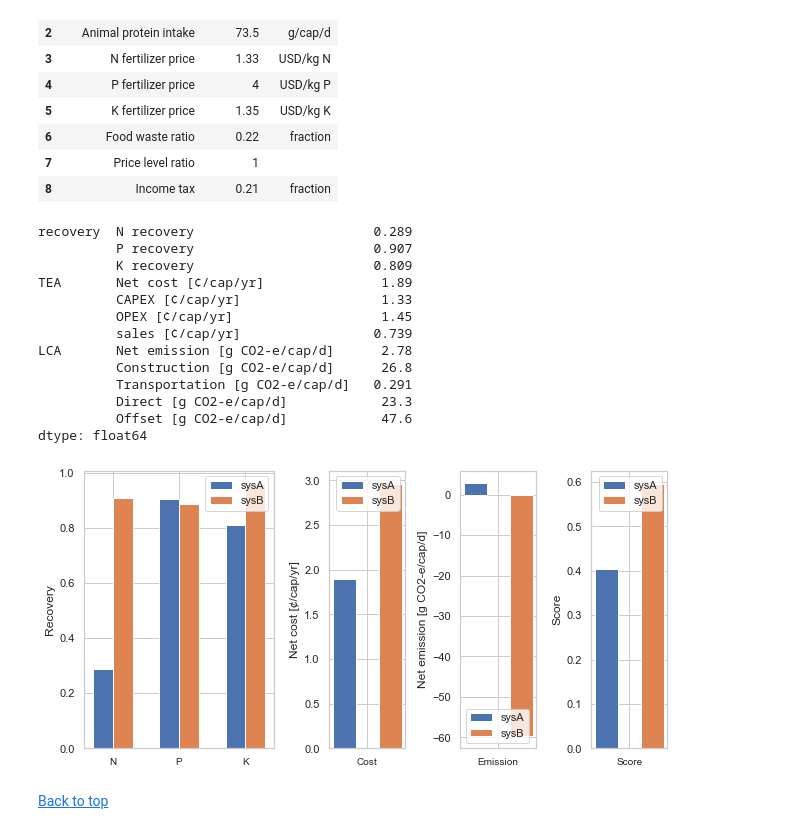
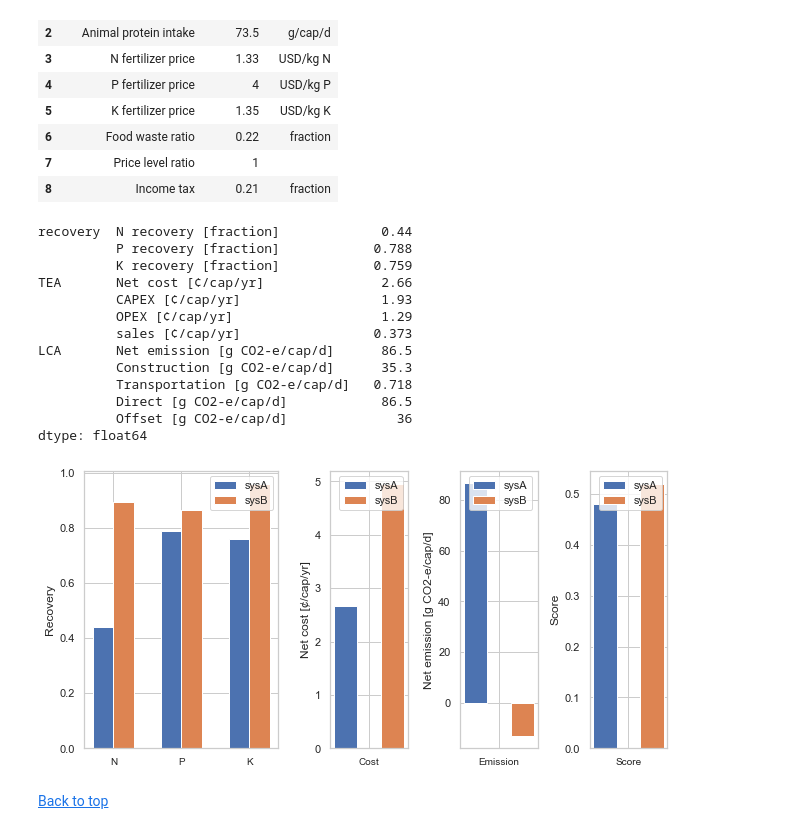
Before and after one commit to QSD-Group/QSDsan-workshop, a Jupyter notebook: Example_complete.ipynb, the cells around one changed output. Cells and saved outputs as stored; diff of their text form; code cells hidden in the pictures.

```diff
--- a/Example_complete.ipynb
+++ b/Example_complete.ipynb
@@ -185,6 +194,7 @@ WasteStream: mixed_waste from <PitLatrine: A2> to <Trucking: A3>
 ### 1.3. MCDA <a class="anchor" id="s1.3"></a>
 # %%
 # Assume we will make the decision based on TEA/LCA results
-from systems import mcda, run_mcda
-run_mcda(systems=(sysA, sysB), econ_weight=0.4, print_msg=True) # environmental criterion weight will be 1-0.4=0.6
+from systems import create_mcda, run_mcda
+mcda = create_mcda((sysA, sysB))
+run_mcda(mcda=mcda, econ_weight=0.4, print_msg=True) # environmental criterion weight will be 1-0.4=0.6
 # %% [output]
@@ -350,30 +360,33 @@ get_val_df('US')
 | 8 | Income tax | 0.21 | fraction |
 # %%
 # And here are the results with those country-specific parameters
+from models import create_model
 from country_specific import get_results
-results = get_results('US')
+modelA = create_model('A', country_specific=True)
+modelB = create_model('B', country_specific=True)
+results = get_results('US', models=(modelA, modelB))
 results['sysA']
 # %% [output]
-recovery  N recovery                       0.289
-          P recovery                       0.907
-          K recovery                       0.809
-TEA       Net cost [¢/cap/yr]               1.89
-          CAPEX [¢/cap/yr]                  1.33
-          OPEX [¢/cap/yr]                   1.45
-          sales [¢/cap/yr]                 0.739
-LCA       Net emission [g CO2-e/cap/d]      2.78
-          Construction [g CO2-e/cap/d]      26.8
-          Transportation [g CO2-e/cap/d]   0.291
-          Direct [g CO2-e/cap/d]            23.3
-          Offset [g CO2-e/cap/d]            47.6
+recovery  N recovery [fraction]             0.44
+          P recovery [fraction]            0.788
+          K recovery [fraction]            0.759
+TEA       Net cost [¢/cap/yr]               2.66
+          CAPEX [¢/cap/yr]                  1.93
+          OPEX [¢/cap/yr]                   1.29
+          sales [¢/cap/yr]                 0.373
+LCA       Net emission [g CO2-e/cap/d]      86.5
+          Construction [g CO2-e/cap/d]      35.3
+          Transportation [g CO2-e/cap/d]   0.718
+          Direct [g CO2-e/cap/d]            86.5
+          Offset [g CO2-e/cap/d]              36
 dtype: float64
 # %%
 # To do a side-by-side comparison with the Uganda results
 # the results might be different from the ones we see above
 # as we are using the average data from Uganda
 from country_specific import plot
-fig = plot(results, econ_weight=0.7)
+fig = plot(results, mcda=mcda, econ_weight=0.7)
 # %% [output]
-[figure, old version]
+[figure, new version]
 # %% [markdown]
 [Back to top](#top)
```
Also changed, not shown: parts of 15 cells of this notebook, 6 other files.
